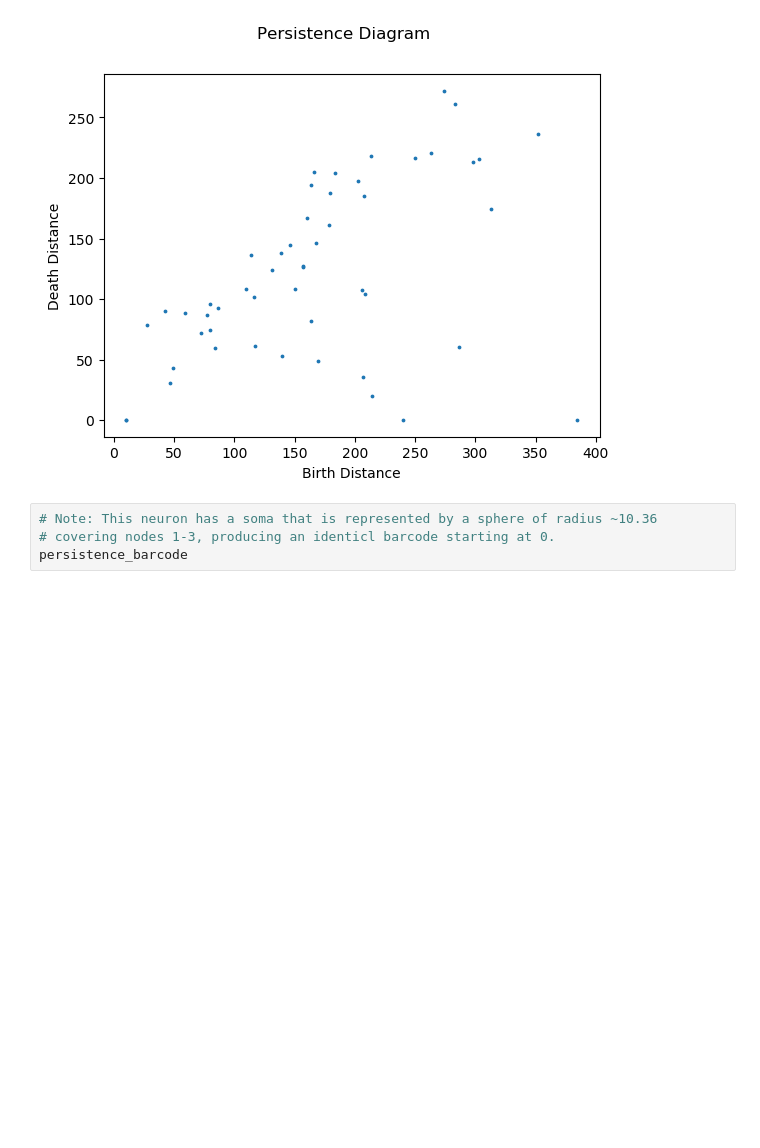
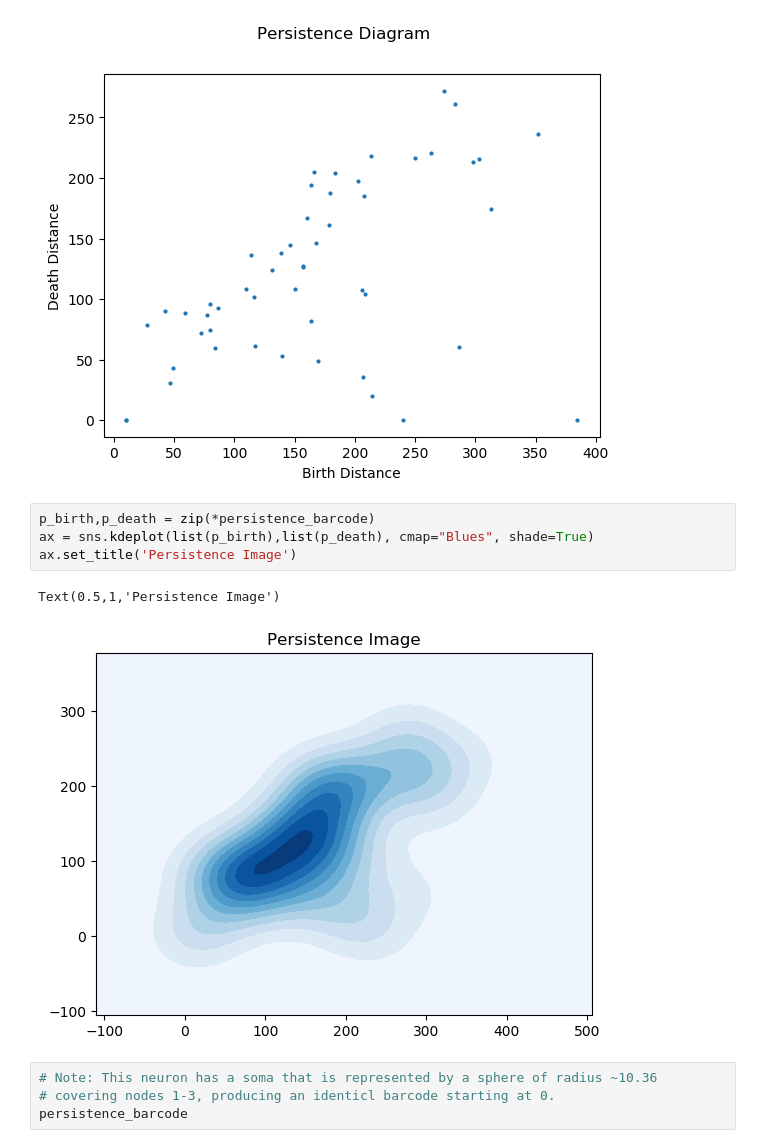
Before and after one commit to q0j0p/aibs, a Jupyter notebook: ds_workflow/4_modeling/Topological analysis.ipynb, the cells around one changed output. Saved outputs shown, nothing was run; the diff lists cells and outputs as text; blank space fills up the shorter version.

Commit message:
finish implementing basic persistence barcode visualization

```diff
--- a/ds_workflow/4_modeling/Topological analysis.ipynb
+++ b/ds_workflow/4_modeling/Topological analysis.ipynb
@@ -105,6 +101,13 @@ def persistence_diagram(pb):
 persistence_diagram(persistence_barcode)
 # %% [output]
 [figure]
+# %%
+p_birth,p_death = zip(*persistence_barcode)
+ax = sns.kdeplot(list(p_birth),list(p_death), cmap="Blues", shade=True)
+ax.set_title('Persistence Image')
+# %% [output]
+Text(0.5,1,'Persistence Image')
+[figure, added]
 # %%
 # Note: This neuron has a soma that is represented by a sphere of radius ~10.36
 # covering nodes 1-3, producing an identicl barcode starting at 0.
```
Also changed, not shown: parts of 6 cells of this notebook.
